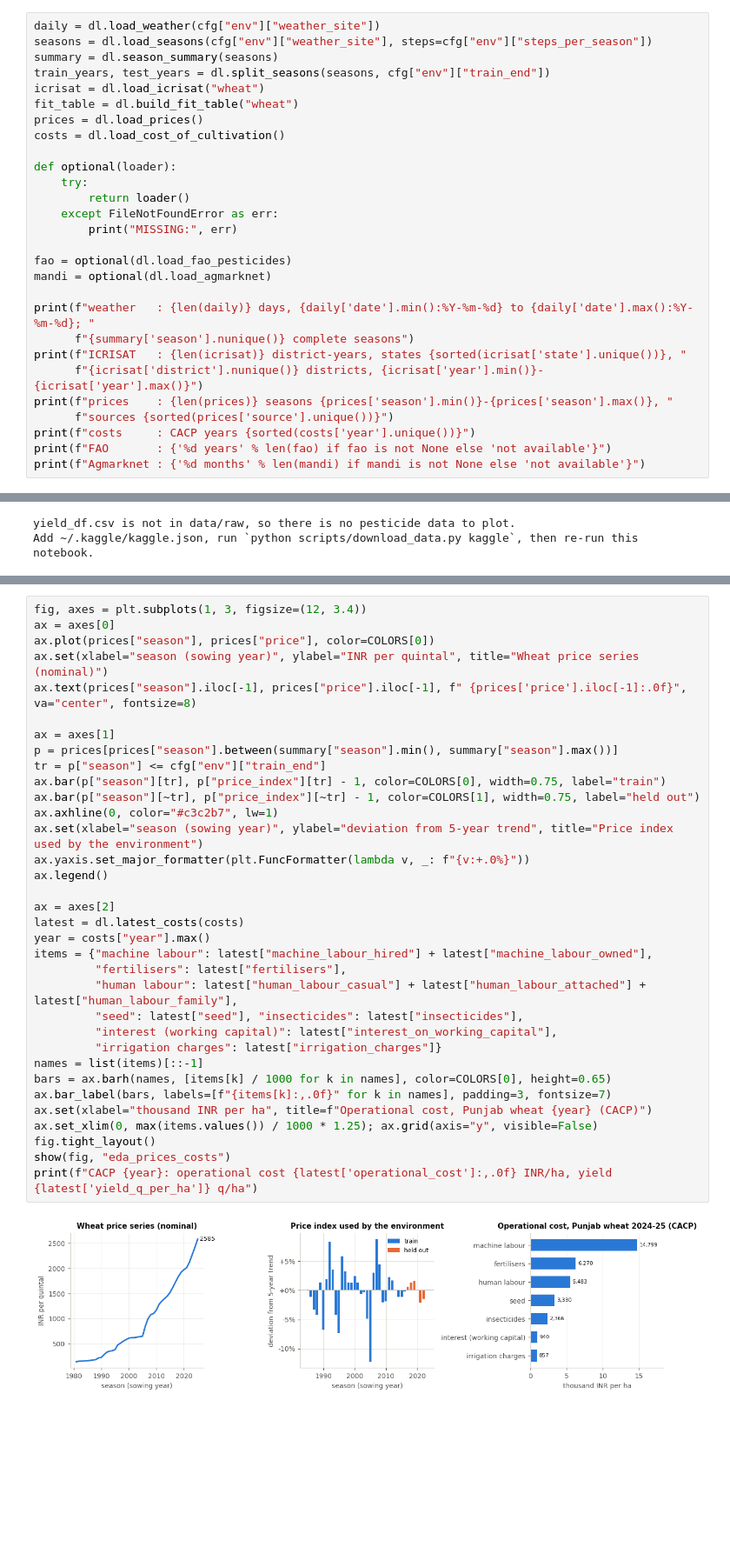
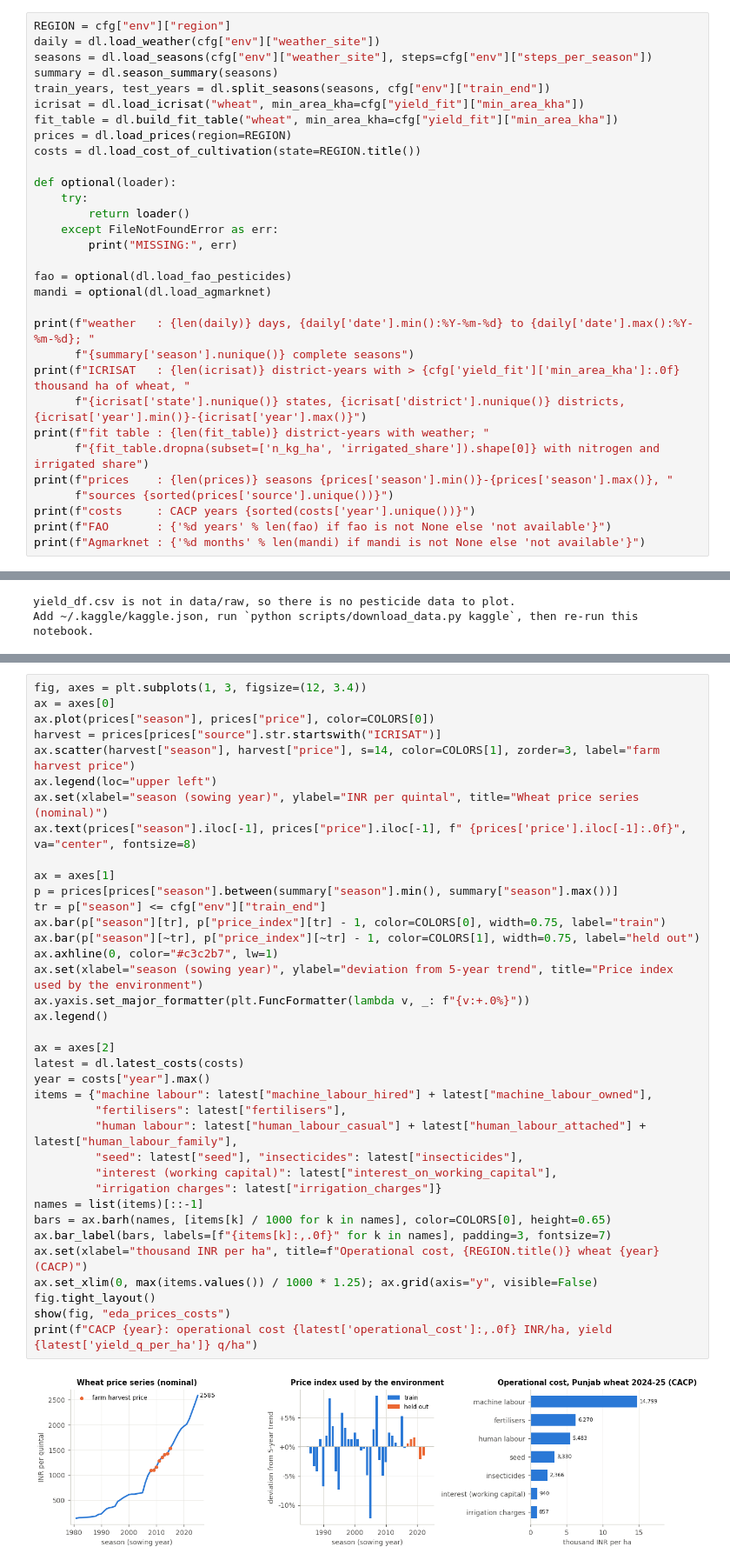
Before and after one commit to Harshita772/FarmRL, a Jupyter notebook: notebooks/FarmRL_main.ipynb, the cells around one changed output, grey strips where cells are left out. Shown at 87% size. Drawn from its saved outputs; the diff is of its cells as text; blank space fills up the shorter version.

```diff
--- a/notebooks/FarmRL_main.ipynb
+++ b/notebooks/FarmRL_main.ipynb
@@ -114,14 +114,15 @@ reported as missing and the corresponding plot is skipped.
 
 The cell below reports what is actually on disk.
 # %%
+REGION = cfg["env"]["region"]
 daily = dl.load_weather(cfg["env"]["weather_site"])
 seasons = dl.load_seasons(cfg["env"]["weather_site"], steps=cfg["env"]["steps_per_season"])
 summary = dl.season_summary(seasons)
 train_years, test_years = dl.split_seasons(seasons, cfg["env"]["train_end"])
-icrisat = dl.load_icrisat("wheat")
-fit_table = dl.build_fit_table("wheat")
-prices = dl.load_prices()
-costs = dl.load_cost_of_cultivation()
+icrisat = dl.load_icrisat("wheat", min_area_kha=cfg["yield_fit"]["min_area_kha"])
+fit_table = dl.build_fit_table("wheat", min_area_kha=cfg["yield_fit"]["min_area_kha"])
+prices = dl.load_prices(region=REGION)
+costs = dl.load_cost_of_cultivation(state=REGION.title())
 
 def optional(loader):
     try:
@@ -134,8 +135,10 @@ mandi = optional(dl.load_agmarknet)
 
 print(f"weather   : {len(daily)} days, {daily['date'].min():%Y-%m-%d} to {daily['date'].max():%Y-%m-%d}; "
       f"{summary['season'].nunique()} complete seasons")
-print(f"ICRISAT   : {len(icrisat)} district-years, states {sorted(icrisat['state'].unique())}, "
-      f"{icrisat['district'].nunique()} districts, {icrisat['year'].min()}-{icrisat['year'].max()}")
+print(f"ICRISAT   : {len(icrisat)} district-years with > {cfg['yield_fit']['min_area_kha']:.0f} thousand ha of wheat, "
+      f"{icrisat['state'].nunique()} states, {icrisat['district'].nunique()} districts, {icrisat['year'].min()}-{icrisat['year'].max()}")
+print(f"fit table : {len(fit_table)} district-years with weather; "
+      f"{fit_table.dropna(subset=['n_kg_ha', 'irrigated_share']).shape[0]} with nitrogen and irrigated share")
 print(f"prices    : {len(prices)} seasons {prices['season'].min()}-{prices['season'].max()}, "
       f"sources {sorted(prices['source'].unique())}")
 print(f"costs     : CACP years {sorted(costs['year'].unique())}")
@@ -290,37 +338,40 @@ Costs come from the CACP cost-of-cultivation table for Punjab wheat (2024-25).
 fig, axes = plt.subplots(1, 3, figsize=(12, 3.4))
 ax = axes[0]
 ax.plot(prices["season"], prices["price"], color=COLORS[0])
+harvest = prices[prices["source"].str.startswith("ICRISAT")]
+ax.scatter(harvest["season"], harvest["price"], s=14, color=COLORS[1], zorder=3, label="farm harvest price")
+ax.legend(loc="upper left")
 ax.set(xlabel="season (sowing year)", ylabel="INR per quintal", title="Wheat price series (nominal)")
 ax.text(prices["season"].iloc[-1], prices["price"].iloc[-1], f" {prices['price'].iloc[-1]:.0f}", va="center", fontsize=8)
 
 ax = axes[1]
 p = prices[prices["season"].between(summary["season"].min(), summary["season"].max())]
 tr = p["season"] <= cfg["env"]["train_end"]
 ax.bar(p["season"][tr], p["price_index"][tr] - 1, color=COLORS[0], width=0.75, label="train")
 ax.bar(p["season"][~tr], p["price_index"][~tr] - 1, color=COLORS[1], width=0.75, label="held out")
 ax.axhline(0, color="#c3c2b7", lw=1)
 ax.set(xlabel="season (sowing year)", ylabel="deviation from 5-year trend", title="Price index used by the environment")
 ax.yaxis.set_major_formatter(plt.FuncFormatter(lambda v, _: f"{v:+.0%}"))
 ax.legend()
 
 ax = axes[2]
 latest = dl.latest_costs(costs)
 year = costs["year"].max()
 items = {"machine labour": latest["machine_labour_hired"] + latest["machine_labour_owned"],
          "fertilisers": latest["fertilisers"],
          "human labour": latest["human_labour_casual"] + latest["human_labour_attached"] + latest["human_labour_family"],
          "seed": latest["seed"], "insecticides": latest["insecticides"],
          "interest (working capital)": latest["interest_on_working_capital"],
          "irrigation charges": latest["irrigation_charges"]}
 names = list(items)[::-1]
 bars = ax.barh(names, [items[k] / 1000 for k in names], color=COLORS[0], height=0.65)
 ax.bar_label(bars, labels=[f"{items[k]:,.0f}" for k in names], padding=3, fontsize=7)
-ax.set(xlabel="thousand INR per ha", title=f"Operational cost, Punjab wheat {year} (CACP)")
+ax.set(xlabel="thousand INR per ha", title=f"Operational cost, {REGION.title()} wheat {year} (CACP)")
 ax.set_xlim(0, max(items.values()) / 1000 * 1.25); ax.grid(axis="y", visible=False)
 fig.tight_layout()
 show(fig, "eda_prices_costs")
 print(f"CACP {year}: operational cost {latest['operational_cost']:,.0f} INR/ha, yield {latest['yield_q_per_ha']} q/ha")
 # %% [output]
-[figure, old version]
+[figure, new version]
 saved results\figures\eda_prices_costs.png
 CACP 2024-25: operational cost 34,285 INR/ha, yield 53.0 q/ha
```
Also changed, not shown: parts of 33 cells of this notebook, 1 other file.
